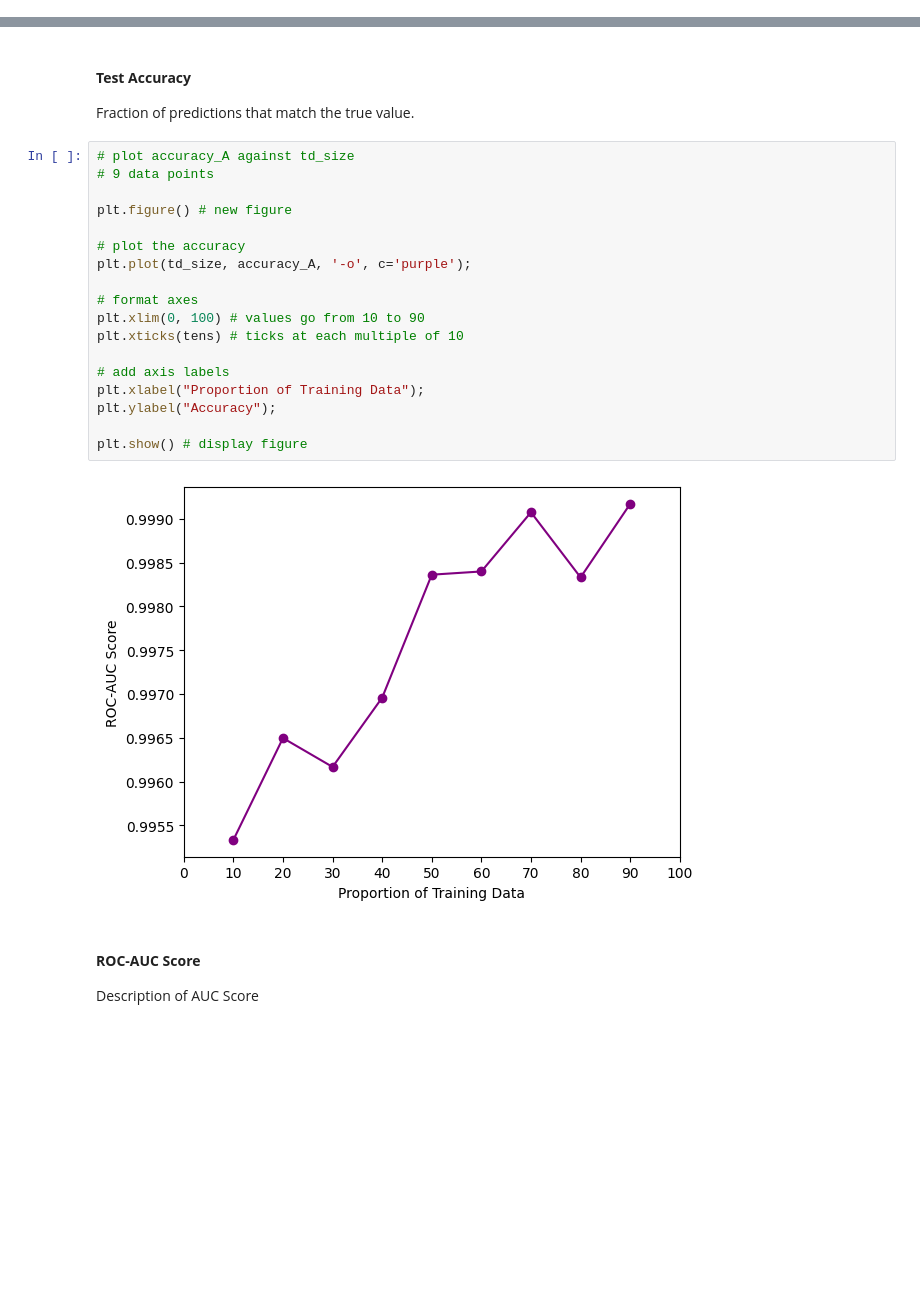
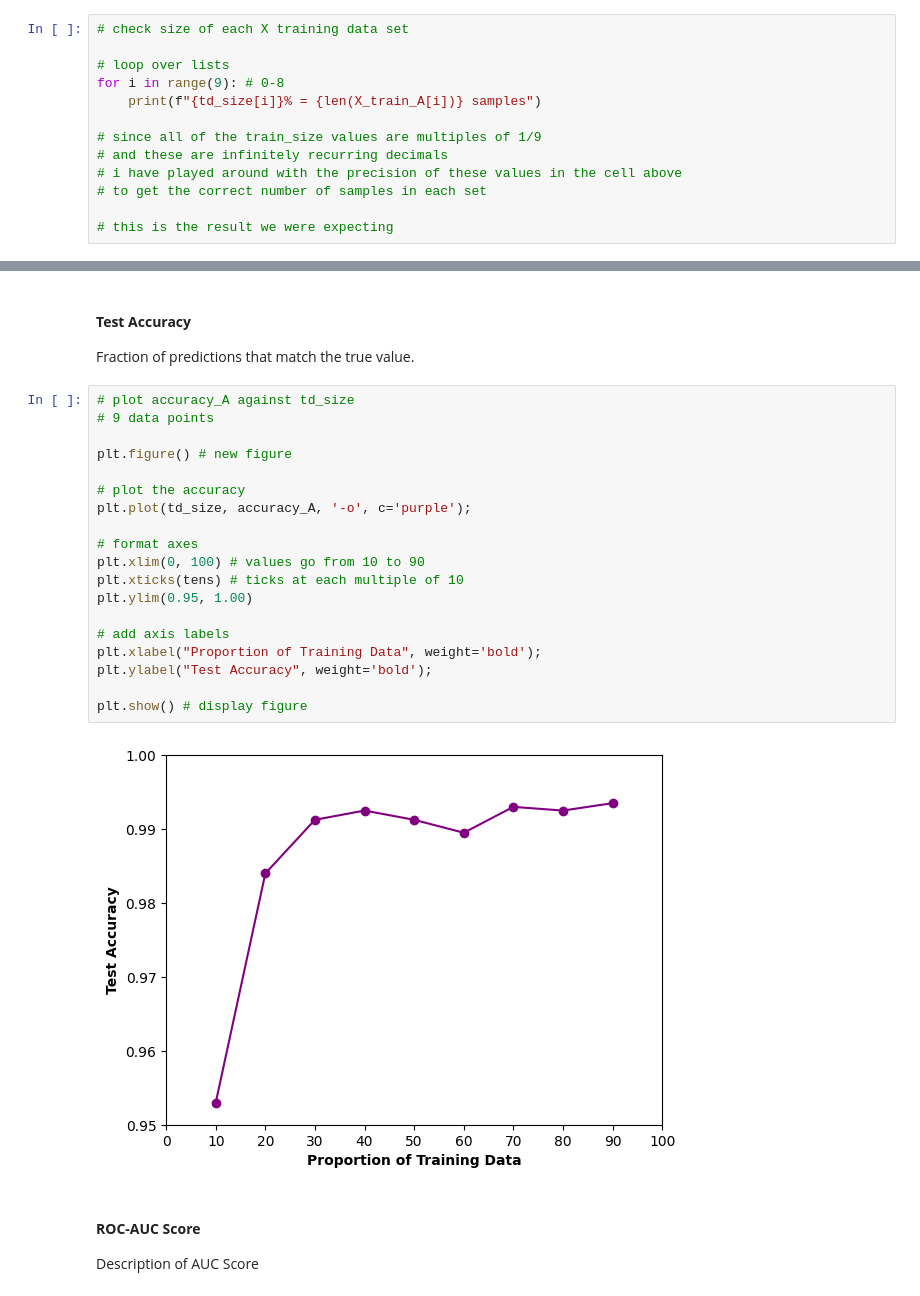
Before and after one commit to lysette-stubbs/ACT_Coursework_2, a Jupyter notebook: py/Q3_Folder/Q3_Research_Question.ipynb, the cells around one changed output, grey strips where cells are left out. Drawn from its saved outputs; the diff is of its cells as text; blank space fills up the shorter version.

```diff
--- a/py/Q3_Folder/Q3_Research_Question.ipynb
+++ b/py/Q3_Folder/Q3_Research_Question.ipynb
@@ -635,3 +635,16 @@ for i in range(9): # 0-8
 30% = (12000, 16) samples
 20% = (8000, 16) samples
 10% = (4000, 16) samples
+# %%
+# check size of each X training data set
+
+# loop over lists
+for i in range(9): # 0-8
+    print(f"{td_size[i]}% = {len(X_train_A[i])} samples")
+
+# since all of the train_size values are multiples of 1/9
+# and these are infinitely recurring decimals
+# i have played around with the precision of these values in the cell above
+# to get the correct number of samples in each set
+
+# this is the result we were expecting
@@ -1127,23 +1151,24 @@ Fraction of predictions that match the true value.
 # %%
 # plot accuracy_A against td_size
 # 9 data points
 
 plt.figure() # new figure
 
 # plot the accuracy
 plt.plot(td_size, accuracy_A, '-o', c='purple');
 
 # format axes
 plt.xlim(0, 100) # values go from 10 to 90
 plt.xticks(tens) # ticks at each multiple of 10
+plt.ylim(0.95, 1.00)
 
 # add axis labels
-plt.xlabel("Proportion of Training Data");
-plt.ylabel("Accuracy");
+plt.xlabel("Proportion of Training Data", weight='bold');
+plt.ylabel("Test Accuracy", weight='bold');
 
 plt.show() # display figure
 # %% [output]
-[figure, old version]
+[figure, new version]
 # %% [markdown]
 #### __ROC-AUC Score__
 
```
Also changed, not shown: parts of 24 cells of this notebook.
